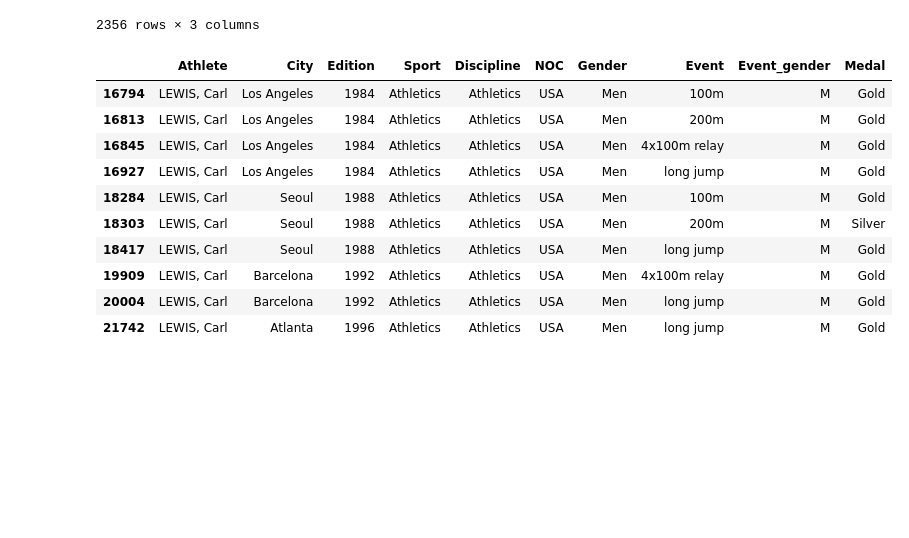
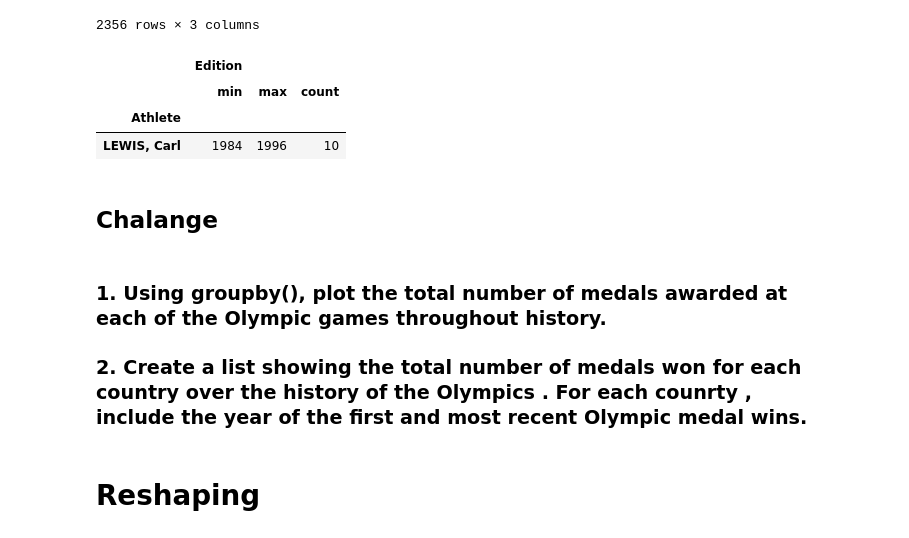
Before and after one commit to theSohanur/pandas-essential, a Jupyter notebook: pandas.notebook.ipynb, the cells around one changed output. Cells and saved outputs as stored; diff of their text form; code cells hidden in the pictures; blank space fills up the shorter version.

```diff
--- a/pandas.notebook.ipynb
+++ b/pandas.notebook.ipynb
@@ -1024,16 +1024,16 @@ oly.groupby(['Edition','NOC','Medal']).agg({'Edition':['min','max','count']})
 |  |  | Silver | 2008 | 2008 | 3 |
 2356 rows × 3 columns
 # %%
-oly.loc[oly.Athlete == 'LEWIS, Carl']
+oly.loc[oly.Athlete == 'LEWIS, Carl'].groupby('Athlete').agg({'Edition' : ['min','max','count']})
 # %% [output]
-|  | Athlete | City | Edition | Sport | Discipline | NOC | Gender | Event | Event_gender | Medal |
-| 16794 | LEWIS, Carl | Los Angeles | 1984 | Athletics | Athletics | USA | Men | 100m | M | Gold |
-| 16813 | LEWIS, Carl | Los Angeles | 1984 | Athletics | Athletics | USA | Men | 200m | M | Gold |
-| 16845 | LEWIS, Carl | Los Angeles | 1984 | Athletics | Athletics | USA | Men | 4x100m relay | M | Gold |
-| 16927 | LEWIS, Carl | Los Angeles | 1984 | Athletics | Athletics | USA | Men | long jump | M | Gold |
-| 18284 | LEWIS, Carl | Seoul | 1988 | Athletics | Athletics | USA | Men | 100m | M | Gold |
-| 18303 | LEWIS, Carl | Seoul | 1988 | Athletics | Athletics | USA | Men | 200m | M | Silver |
-| 18417 | LEWIS, Carl | Seoul | 1988 | Athletics | Athletics | USA | Men | long jump | M | Gold |
-| 19909 | LEWIS, Carl | Barcelona | 1992 | Athletics | Athletics | USA | Men | 4x100m relay | M | Gold |
-| 20004 | LEWIS, Carl | Barcelona | 1992 | Athletics | Athletics | USA | Men | long jump | M | Gold |
-| 21742 | LEWIS, Carl | Atlanta | 1996 | Athletics | Athletics | USA | Men | long jump | M | Gold |
+|  | Edition |  |  |
+|  | min | max | count |
+| Athlete |  |  |  |
+| LEWIS, Carl | 1984 | 1996 | 10 |
+# %% [markdown]
+## Chalange
+# %% [markdown]
+### 1. Using groupby(), plot the total number of medals awarded at each of the Olympic games throughout history.
+### 2. Create a list showing the total number of medals won for each country over the history of the Olympics . For each counrty , include the year of the first and most recent Olympic medal wins.
+# %% [markdown]
+# Reshaping
```
Also changed, not shown: parts of 14 cells of this notebook.
